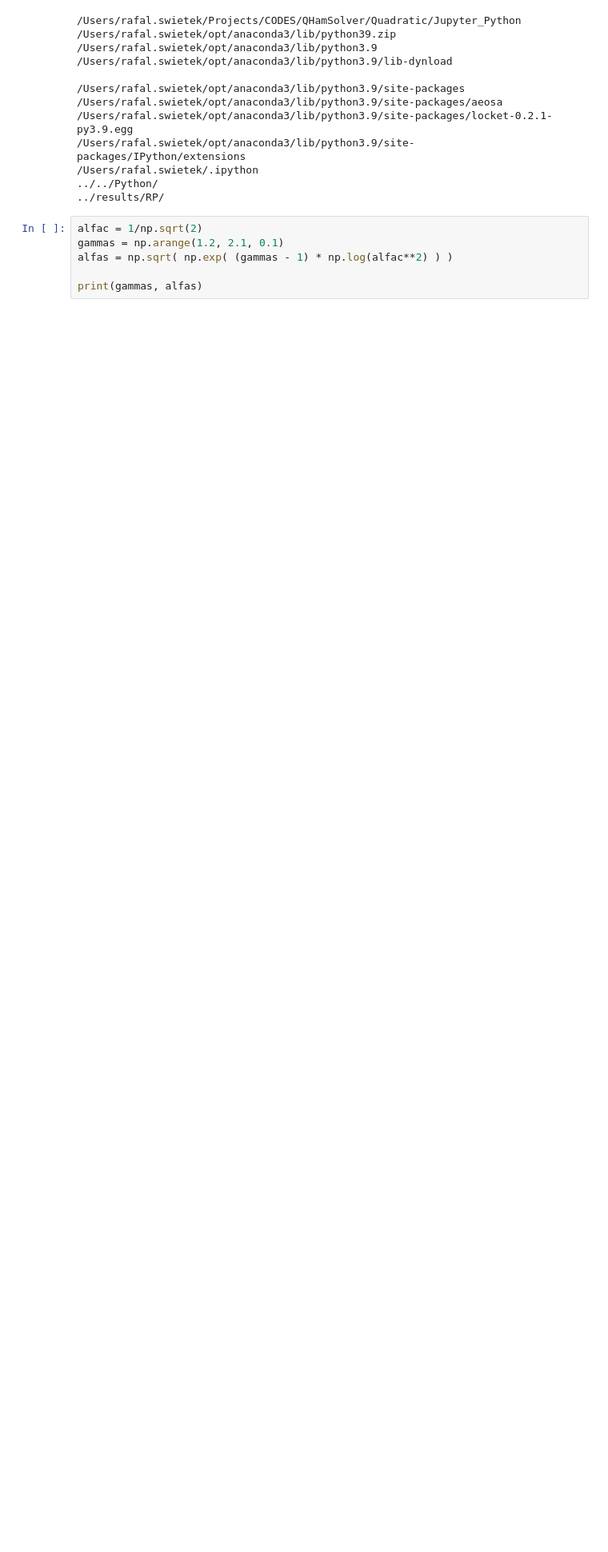
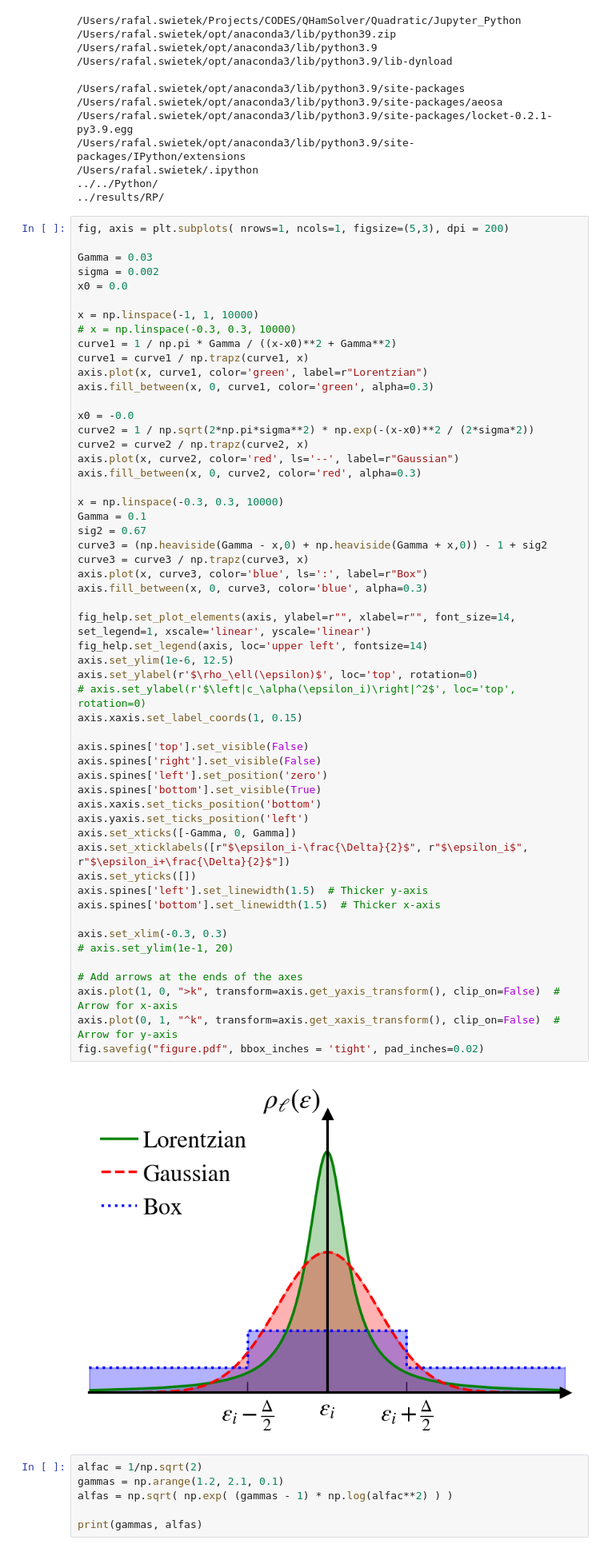
Before and after one commit to Rafal-Swietek/QHamSolver, a Jupyter notebook: Quadratic/Jupyter_Python/anomalous.ipynb, the cells around one changed output. Shown at 80% size. Cells and saved outputs as stored; diff of their text form; blank space fills up the shorter version.

```diff
--- a/Quadratic/Jupyter_Python/anomalous.ipynb
+++ b/Quadratic/Jupyter_Python/anomalous.ipynb
@@ -105,6 +105,62 @@ print(base_dir(modello, DIM))
 /Users/rafal.swietek/.ipython
 ../../Python/
 ../results/RP/
+# %%
+fig, axis = plt.subplots( nrows=1, ncols=1, figsize=(5,3), dpi = 200)
+
+Gamma = 0.03
+sigma = 0.002
+x0 = 0.0
+
+x = np.linspace(-1, 1, 10000)
+# x = np.linspace(-0.3, 0.3, 10000)
+curve1 = 1 / np.pi * Gamma / ((x-x0)**2 + Gamma**2)
+curve1 = curve1 / np.trapz(curve1, x)
+axis.plot(x, curve1, color='green', label=r"Lorentzian")
+axis.fill_between(x, 0, curve1, color='green', alpha=0.3)
+
+x0 = -0.0
+curve2 = 1 / np.sqrt(2*np.pi*sigma**2) * np.exp(-(x-x0)**2 / (2*sigma*2))
+curve2 = curve2 / np.trapz(curve2, x)
+axis.plot(x, curve2, color='red', ls='--', label=r"Gaussian")
+axis.fill_between(x, 0, curve2, color='red', alpha=0.3)
+
+x = np.linspace(-0.3, 0.3, 10000)
+Gamma = 0.1
+sig2 = 0.67
+curve3 = (np.heaviside(Gamma - x,0) + np.heaviside(Gamma + x,0)) - 1 + sig2
+curve3 = curve3 / np.trapz(curve3, x)
+axis.plot(x, curve3, color='blue', ls=':', label=r"Box")
+axis.fill_between(x, 0, curve3, color='blue', alpha=0.3)
+
+fig_help.set_plot_elements(axis, ylabel=r"", xlabel=r"", font_size=14, set_legend=1, xscale='linear', yscale='linear')
+fig_help.set_legend(axis, loc='upper left', fontsize=14)
+axis.set_ylim(1e-6, 12.5)
+axis.set_ylabel(r'$\rho_\ell(\epsilon)$', loc='top', rotation=0)
+# axis.set_ylabel(r'$\left|c_\alpha(\epsilon_i)\right|^2$', loc='top', rotation=0)
+axis.xaxis.set_label_coords(1, 0.15)
+
+axis.spines['top'].set_visible(False)
+axis.spines['right'].set_visible(False)
+axis.spines['left'].set_position('zero')
+axis.spines['bottom'].set_visible(True)
+axis.xaxis.set_ticks_position('bottom')
+axis.yaxis.set_ticks_position('left')
+axis.set_xticks([-Gamma, 0, Gamma])
+axis.set_xticklabels([r"$\epsilon_i-\frac{\Delta}{2}$", r"$\epsilon_i$", r"$\epsilon_i+\frac{\Delta}{2}$"])
+axis.set_yticks([])
+axis.spines['left'].set_linewidth(1.5)  # Thicker y-axis
+axis.spines['bottom'].set_linewidth(1.5)  # Thicker x-axis
+
+axis.set_xlim(-0.3, 0.3)
+# axis.set_ylim(1e-1, 20)
+
+# Add arrows at the ends of the axes
+axis.plot(1, 0, ">k", transform=axis.get_yaxis_transform(), clip_on=False)  # Arrow for x-axis
+axis.plot(0, 1, "^k", transform=axis.get_xaxis_transform(), clip_on=False)  # Arrow for y-axis
+fig.savefig("figure.pdf", bbox_inches = 'tight', pad_inches=0.02)
+# %% [output]
+[figure, added]
 # %%
 alfac = 1/np.sqrt(2)
 gammas = np.arange(1.2, 2.1, 0.1)
```
Also changed, not shown: parts of 14 cells of this notebook, 3 other files.
